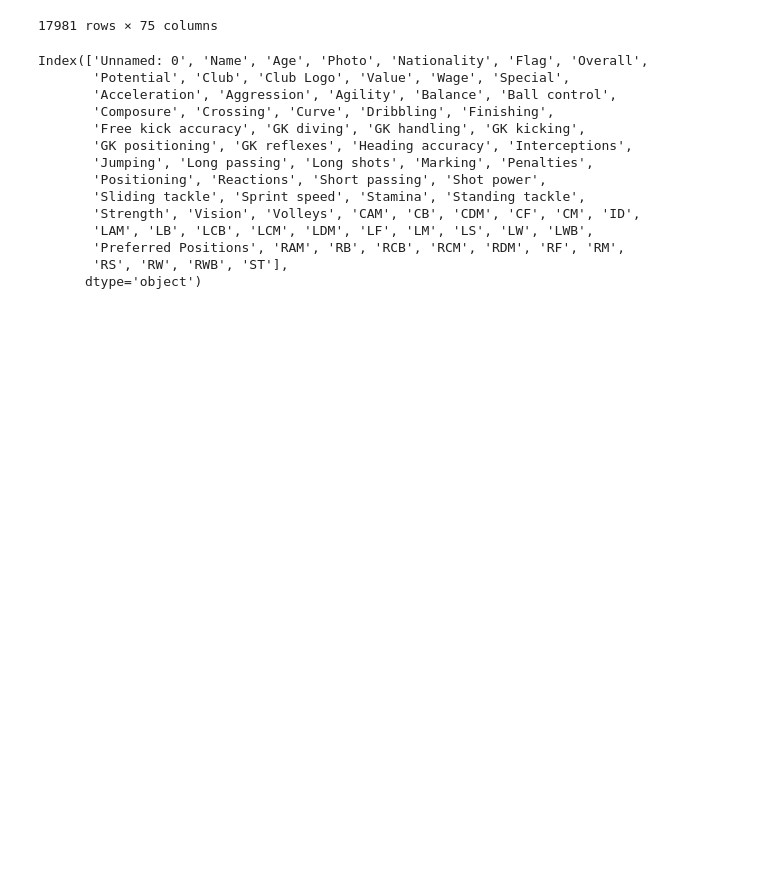
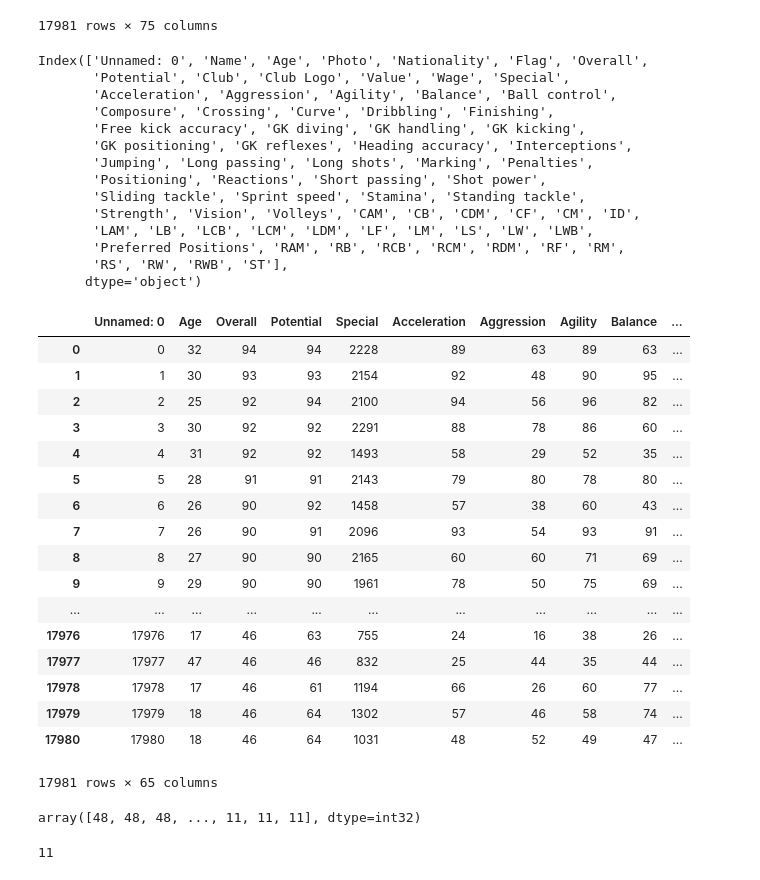
Before and after one commit to betofr1/Projeto3_CD, a Jupyter notebook: Untitled.ipynb, the cells around one changed output. Cells and saved outputs as stored; diff of their text form; code cells hidden in the pictures; blank space fills up the shorter version.

```diff
--- a/Untitled.ipynb
+++ b/Untitled.ipynb
@@ -26,9 +32,13 @@ tabela
 # %%
 tabela.columns
 
-colunas_a_apagar = ["Photo", "Nationality", "Flag", "Club Logo"]
+colunas_a_apagar = ["Photo", "Nationality", "Flag", "Club Logo","Name","Club","ID","Preferred Positions","Value","Wage"]
+
 tabela1 = tabela.drop(colunas_a_apagar, 1)
-
+tabela1 = tabela1.replace("€","",regex=True)
+#tabela1 = tabela1.replace("K","000",regex=True)
+#tabela1 = tabela1.replace("M","000000",regex=True)
+#tabela1 = tabela1.replace(".","",regex=True)
 
 tabela.columns
 # %% [output]
@@ -50,0 +59,35 @@ usar clusterização
+# %%
+tabela1
+# %% [output]
+|  | Unnamed: 0 | Age | Overall | Potential | Special | Acceleration | Aggression | Agility | Balance | ... |
+| 0 | 0 | 32 | 94 | 94 | 2228 | 89 | 63 | 89 | 63 | ... |
+| 1 | 1 | 30 | 93 | 93 | 2154 | 92 | 48 | 90 | 95 | ... |
+| 2 | 2 | 25 | 92 | 94 | 2100 | 94 | 56 | 96 | 82 | ... |
+| 3 | 3 | 30 | 92 | 92 | 2291 | 88 | 78 | 86 | 60 | ... |
+| 4 | 4 | 31 | 92 | 92 | 1493 | 58 | 29 | 52 | 35 | ... |
+| 5 | 5 | 28 | 91 | 91 | 2143 | 79 | 80 | 78 | 80 | ... |
+| 6 | 6 | 26 | 90 | 92 | 1458 | 57 | 38 | 60 | 43 | ... |
+| 7 | 7 | 26 | 90 | 91 | 2096 | 93 | 54 | 93 | 91 | ... |
+| 8 | 8 | 27 | 90 | 90 | 2165 | 60 | 60 | 71 | 69 | ... |
+| 9 | 9 | 29 | 90 | 90 | 1961 | 78 | 50 | 75 | 69 | ... |
+| ... | ... | ... | ... | ... | ... | ... | ... | ... | ... | ... |
+| 17976 | 17976 | 17 | 46 | 63 | 755 | 24 | 16 | 38 | 26 | ... |
+| 17977 | 17977 | 47 | 46 | 46 | 832 | 25 | 44 | 35 | 44 | ... |
+| 17978 | 17978 | 17 | 46 | 61 | 1194 | 66 | 26 | 60 | 77 | ... |
+| 17979 | 17979 | 18 | 46 | 64 | 1302 | 57 | 46 | 58 | 74 | ... |
+| 17980 | 17980 | 18 | 46 | 64 | 1031 | 48 | 52 | 49 | 47 | ... |
+17981 rows × 65 columns
+# %%
+from sklearn.cluster import KMeans
+
+km = KMeans(n_clusters= 70)
+dados = tabela1._get_numeric_data().dropna(axis=1)
+km.fit(dados)
+predict = km.predict(dados)
+predict
+# %% [output]
+array([48, 48, 48, ..., 11, 11, 11], dtype=int32)
+# %%
+predict[17980]
+# %% [output]
+11
```
Also changed, not shown: parts of 4 cells of this notebook.
